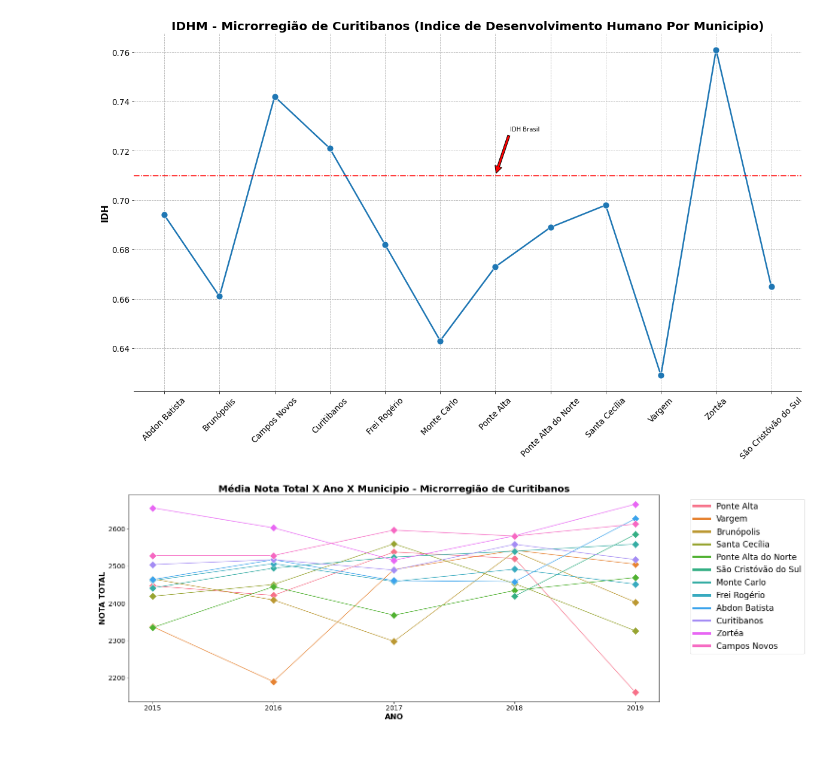
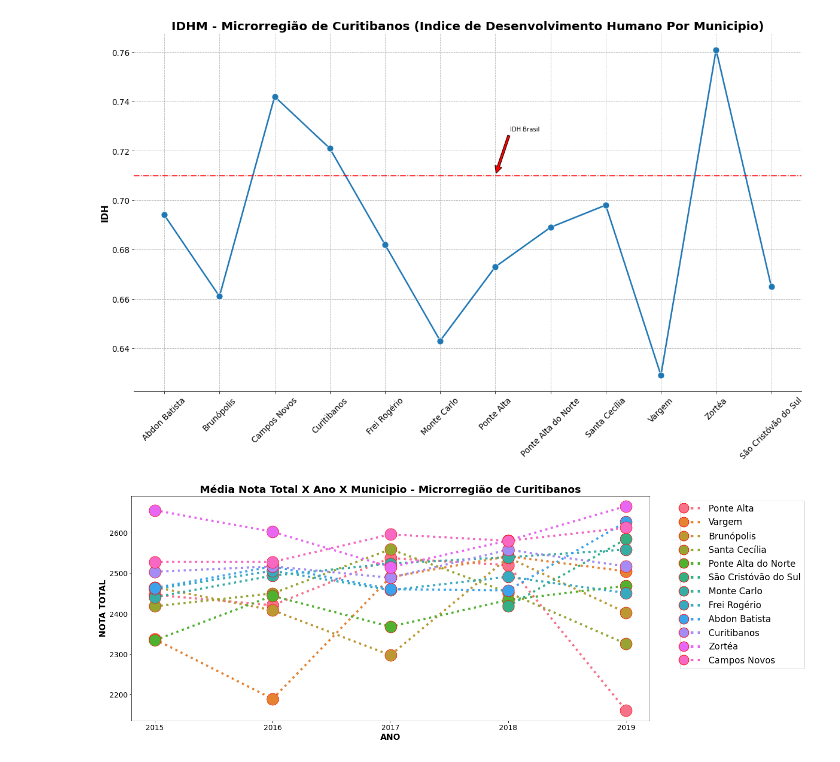
Before and after one commit to NophaieViscente/AnaliseDadosENEM, a Jupyter notebook: Analisando_Dados_da_Educação_ENEM_SC_Mesorregião_Serrana_|_Microrregião_de_Curitibanos.ipynb, the cells around one changed output. Drawn from its saved outputs; the diff is of its cells as text; code cells hidden in the pictures.

```diff
--- a/Analisando_Dados_da_Educação_ENEM_SC_Mesorregião_Serrana_|_Microrregião_de_Curitibanos.ipynb
+++ b/Analisando_Dados_da_Educação_ENEM_SC_Mesorregião_Serrana_|_Microrregião_de_Curitibanos.ipynb
@@ -267,0 +268,8 @@ See the caveats in the documentation: https://pandas.pydata.org/pandas-docs/stab
+# %%
+dicionarioRenda = {'A':'Classe E', 'B':'Classe E','C':'Classe E',
+                  'D':'Classe E','E':'Classe D',
+                  'F':'Classe D','G':'Classe D','H':'Classe C',
+                  'I':'Classe C','J':'Classe C','K':'Classe C',
+                  'L':'Classe C','M':'Classe C','N':'Classe B',
+                  'O':'Classe B','P':'Classe B','Q':'Classe A'}
+dados_rs_sem_nota_zero['Q006'] = dados_rs_sem_nota_zero['Q006'].replace(dicionarioRenda)
@@ -387,19 +412,24 @@ plt.show()
 # %% [output]
 [figure]
 # %%
-fig, ax = plt.subplots(figsize=(20,8))
+fig, ax = plt.subplots(figsize=(18,8))
 dados_filtrados_nota_total = dados_completos_ENEM_IBGE.filter(items=['NO_MUNICIPIO_RESIDENCIA','NU_ANO','NU_NOTA_TOTAL'])\
                                 .groupby(['NO_MUNICIPIO_RESIDENCIA','NU_ANO']).mean().sort_values(by='NU_NOTA_TOTAL')
-sns.lineplot(data=dados_filtrados_nota_total,x='NU_ANO',y='NU_NOTA_TOTAL',hue='NO_MUNICIPIO_RESIDENCIA',lw=1.25,marker='D',
-             markersize=11)
+sns.lineplot(data=dados_filtrados_nota_total,x='NU_ANO',y='NU_NOTA_TOTAL',hue='NO_MUNICIPIO_RESIDENCIA',lw=4.20,marker='o',
+             markersize=23,ls=':',markeredgecolor=('Red'))
 plt.xlabel('ANO',fontdict=dict(fontsize=16,fontweight='semibold'))
 plt.ylabel('NOTA TOTAL',fontdict=dict(fontsize=16,fontweight='semibold'))
 plt.tick_params(labelsize=14)
 plt.xticks([2015,2016,2017,2018,2019])
 plt.title('Média Nota Total X Ano X Municipio - Microrregião de Curitibanos',fontdict=dict(fontsize=20,fontweight='semibold'))
 leg = plt.legend(bbox_to_anchor=(1.05,1),fontsize='xx-large')
 for legenda in leg.legendHandles:
     legenda.set_linewidth(5.0)
+    legenda.set_markeredgecolor('Red')
+    legenda.set_markevery(every=2)
+    legenda.set_markersize(19)
+    legenda.set_marker('o')
+    legenda.set_linestyle(':')
 plt.show()
 # %% [output]
-[figure, old version]
+[figure, new version]
```
Also changed, not shown: parts of 19 cells of this notebook.
